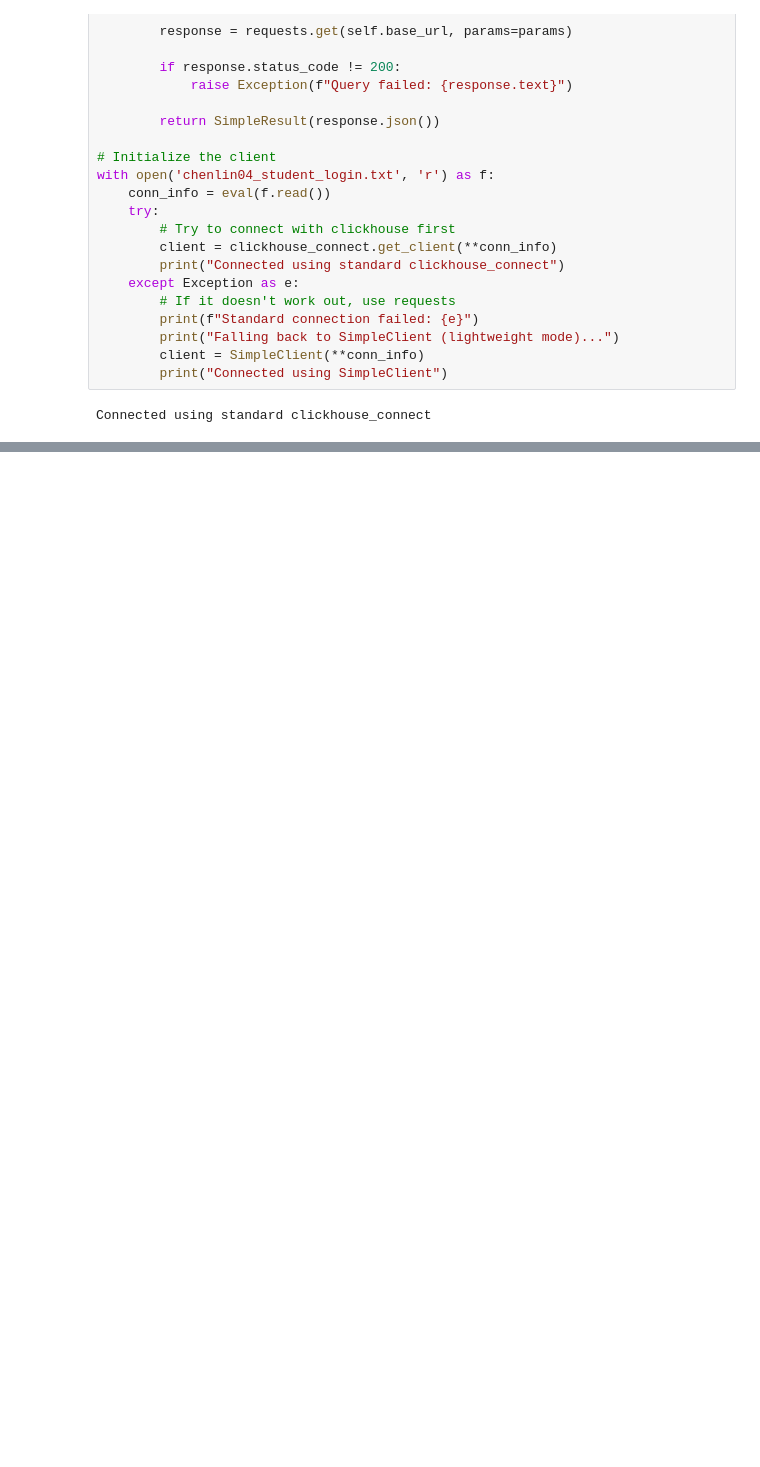
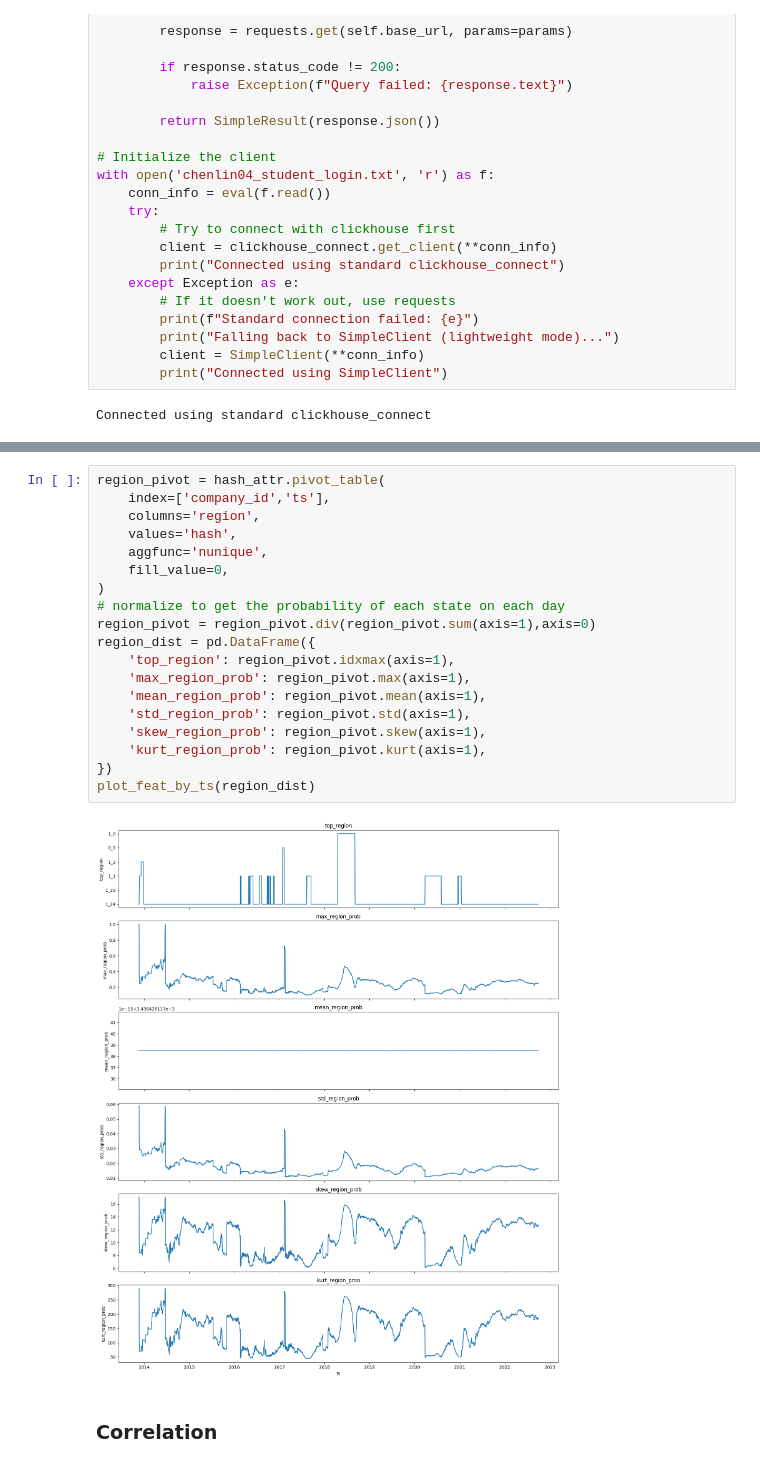
Before and after one commit to kcf1/fina4359-quant-trading, a Jupyter notebook: final/linkup_play.ipynb, the cells around one changed output, grey strips where cells are left out. Saved outputs shown, nothing was run; the diff lists cells and outputs as text; blank space fills up the shorter version.

```diff
--- a/final/linkup_play.ipynb
+++ b/final/linkup_play.ipynb
@@ -271,0 +410,23 @@ DatabaseError: Received ClickHouse exception, code: 47, server response: Code: 4
+# %%
+region_pivot = hash_attr.pivot_table(
+    index=['company_id','ts'],
+    columns='region',
+    values='hash',
+    aggfunc='nunique',
+    fill_value=0,
+)
+# normalize to get the probability of each state on each day
+region_pivot = region_pivot.div(region_pivot.sum(axis=1),axis=0)
+region_dist = pd.DataFrame({
+    'top_region': region_pivot.idxmax(axis=1),
+    'max_region_prob': region_pivot.max(axis=1),
+    'mean_region_prob': region_pivot.mean(axis=1),
+    'std_region_prob': region_pivot.std(axis=1),
+    'skew_region_prob': region_pivot.skew(axis=1),
+    'kurt_region_prob': region_pivot.kurt(axis=1),
+})
+plot_feat_by_ts(region_dist)
+# %% [output]
+[figure, added]
+# %% [markdown]
+### Correlation
```
Also changed, not shown: parts of 46 cells of this notebook, 1 other file.
